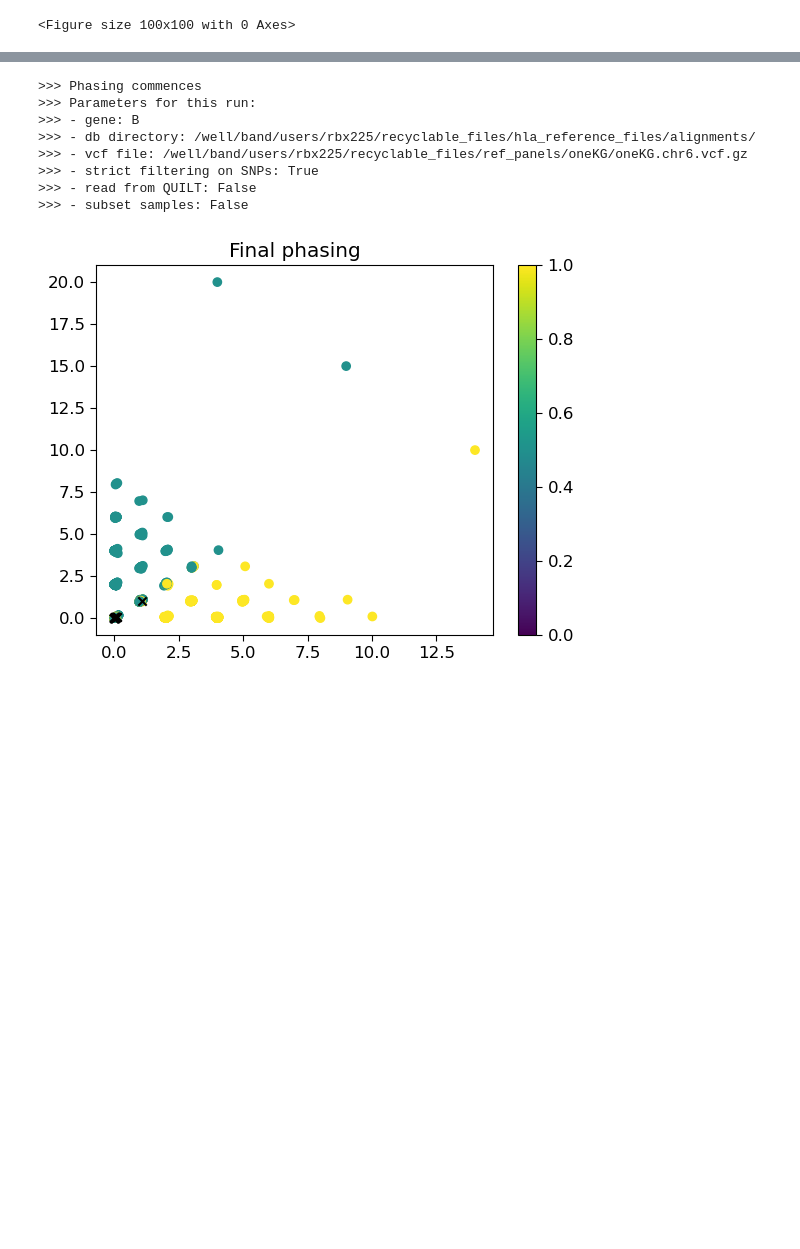
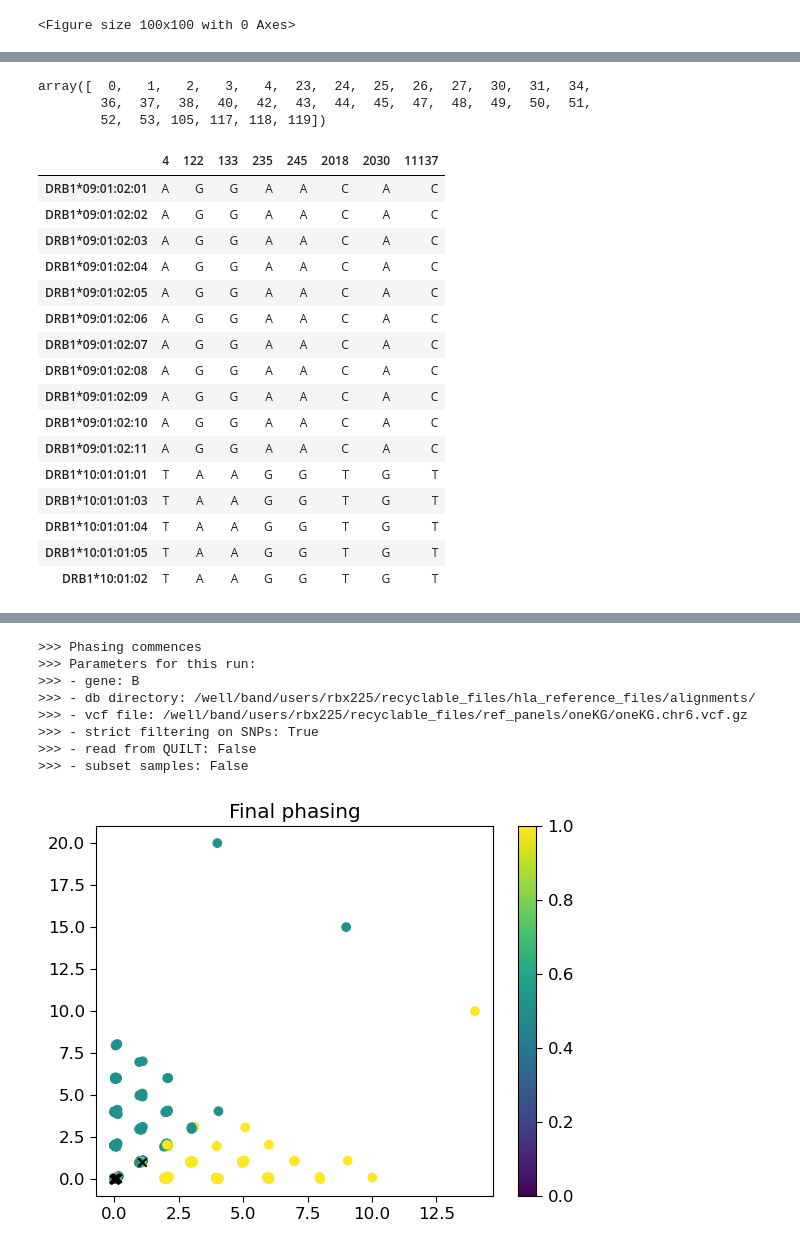
Before and after one commit to Suuuuuuuus/QUILT_sus, a Jupyter notebook: QUILT/Python/phasing_test.ipynb, the cells around one changed output, grey strips where cells are left out. Saved outputs shown, nothing was run; the diff lists cells and outputs as text; code cells hidden in the pictures; blank space fills up the shorter version.

```diff
--- a/QUILT/Python/phasing_test.ipynb
+++ b/QUILT/Python/phasing_test.ipynb
@@ -49,0 +398,34 @@ pd.options.mode.chained_assignment = None
+# %%
+np.where((h2[valid_corr_indices]-p1[valid_corr_indices]) != 0)[0]
+# %% [output]
+array([  0,   1,   2,   3,   4,  23,  24,  25,  26,  27,  30,  31,  34,
+        36,  37,  38,  40,  42,  43,  44,  45,  47,  48,  49,  50,  51,
+        52,  53, 105, 117, 118, 119])
+# %%
+suspicious_idx = [0,   1,   2,   3,   4, 23,  24, 117]
+
+Xsidx = valid_corr_indices[suspicious_idx]
+Xs = np.array(Xsidx)
+Xspos = merged_snps.loc[Xs,:]['pos'].tolist()
+Xsposb38 = np.where(np.in1d(allele_pos, Xspos))[0]
+tmp = dbfull.loc[:, Xsposb38]
+tmp = tmp[tmp.index.str.startswith('DRB1*09:01') | tmp.index.str.startswith('DRB1*10:01')]
+tmp
+# %% [output]
+|  | 4 | 122 | 133 | 235 | 245 | 2018 | 2030 | 11137 |
+| DRB1*09:01:02:01 | A | G | G | A | A | C | A | C |
+| DRB1*09:01:02:02 | A | G | G | A | A | C | A | C |
+| DRB1*09:01:02:03 | A | G | G | A | A | C | A | C |
+| DRB1*09:01:02:04 | A | G | G | A | A | C | A | C |
+| DRB1*09:01:02:05 | A | G | G | A | A | C | A | C |
+| DRB1*09:01:02:06 | A | G | G | A | A | C | A | C |
+| DRB1*09:01:02:07 | A | G | G | A | A | C | A | C |
+| DRB1*09:01:02:08 | A | G | G | A | A | C | A | C |
+| DRB1*09:01:02:09 | A | G | G | A | A | C | A | C |
+| DRB1*09:01:02:10 | A | G | G | A | A | C | A | C |
+| DRB1*09:01:02:11 | A | G | G | A | A | C | A | C |
+| DRB1*10:01:01:01 | T | A | A | G | G | T | G | T |
+| DRB1*10:01:01:03 | T | A | A | G | G | T | G | T |
+| DRB1*10:01:01:04 | T | A | A | G | G | T | G | T |
+| DRB1*10:01:01:05 | T | A | A | G | G | T | G | T |
+| DRB1*10:01:02 | T | A | A | G | G | T | G | T |
```
Also changed, not shown: parts of 13 cells of this notebook, 2 other files.
